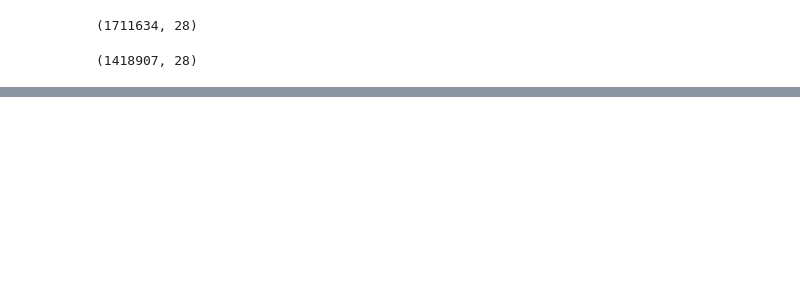
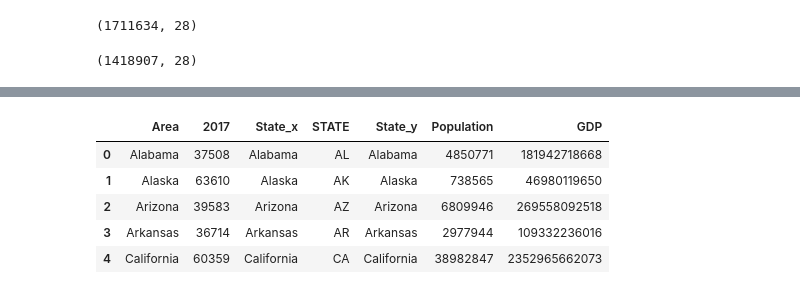
Before and after one commit to jackvessa/Capstone1_Givz_EDA, a Jupyter notebook: IRS_EDA_All_Regions.ipynb, the cells around one changed output, grey strips where cells are left out. Cells and saved outputs as stored; diff of their text form; code cells hidden in the pictures; blank space fills up the shorter version.

Commit message:
Added GDP Data

```diff
--- a/IRS_EDA_All_Regions.ipynb
+++ b/IRS_EDA_All_Regions.ipynb
@@ -187,0 +268,12 @@ def heatmap_USA_by_state(dataFrame,state_col_name,zoom_col_name,title,bar_title,
+# %%
+## GDP Per Capita DataFrame
+gdp_df = pd.read_csv('Data/bea-gdp-by-state.csv')
+gdp_df_2017 = gdp_df[['Area','2017']]
+gdp_df_2017 = gdp_df_2017.drop(gdp_df_2017.index[0])
+gdp_df_2017["State"] = gdp_df_2017["Area"]
+# %%
+## Merge GDP Per Capita
+pop_abbrv = pd.read_csv('Data/states.csv')
+GDP_pop_df = pd.merge(gdp_df_2017, pop_abbrv, on='State')
+GDP_pop_df["STATE"] = GDP_pop_df["Abbreviation"]
+GDP_pop_df = GDP_pop_df.drop(columns=["Abbreviation"])
@@ -187,0 +284,9 @@ def heatmap_USA_by_state(dataFrame,state_col_name,zoom_col_name,title,bar_title,
+# %%
+GDP_pop_df.head()
+# %% [output]
+|  | Area | 2017 | State_x | STATE | State_y | Population | GDP |
+| 0 | Alabama | 37508 | Alabama | AL | Alabama | 4850771 | 181942718668 |
+| 1 | Alaska | 63610 | Alaska | AK | Alaska | 738565 | 46980119650 |
+| 2 | Arizona | 39583 | Arizona | AZ | Arizona | 6809946 | 269558092518 |
+| 3 | Arkansas | 36714 | Arkansas | AR | Arkansas | 2977944 | 109332236016 |
+| 4 | California | 60359 | California | CA | California | 38982847 | 2352965662073 |
```
Also changed, not shown: parts of 25 cells of this notebook.
